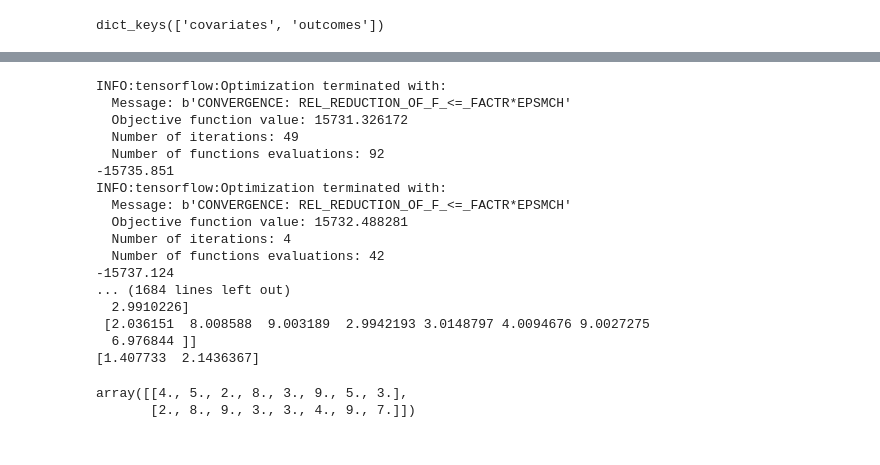
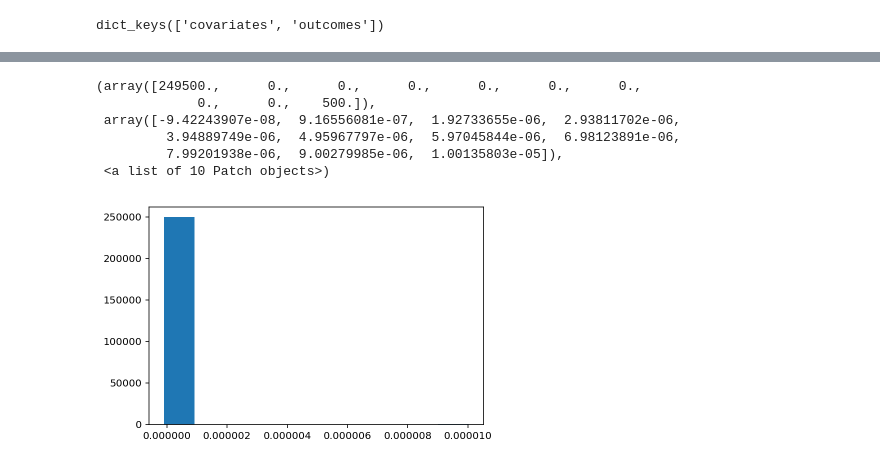
Before and after one commit to martiningram/laplace_gp, a Jupyter notebook: jupyter_experiments/Experiment with Laplace approximation to GP.ipynb, the cells around one changed output, grey strips where cells are left out. Drawn from its saved outputs; the diff is of its cells as text; code cells hidden in the pictures.

```diff
--- a/jupyter_experiments/Experiment with Laplace approximation to GP.ipynb
+++ b/jupyter_experiments/Experiment with Laplace approximation to GP.ipynb
@@ -74,0 +69,18 @@ block_kern = block_diagonal(ks)
+# %%
+# Let's check what should happen with GPFLow
+import gpflow
+
+kern = gpflow.kernels.RBF(8, active_dims=range(8), lengthscales=lengthscales[0, :],
+                          variance=alphas[0]**2)
+kern.lengthscales.set_trainable(False)
+kern.variance.set_trainable(False)
+likelihood = gpflow.likelihoods.Bernoulli()
+
+model = gpflow.models.VGP(covariates.astype(np.float64), outcomes[:, [0]].astype(np.float64), kern=kern,
+                          likelihood=likelihood)
+
+gpflow.train.ScipyOptimizer().minimize(model, maxiter=100, disp=True)
+
+pred = model.predict_f(covariates.astype(np.float64))[0]
+
+model.as_pandas_table()
@@ -75 +103,4 @@ block_kern = block_diagonal(ks)
+# %%
+k_sess = kern.enquire_session()
+gpflow_kernel = k_sess.run(kern.K(covariates.astype(np.float64)))
 # %%
@@ -93,8 +149,18 @@ log_post = tf.squeeze(log_prior) + log_lik
 sess.run(tf.global_variables_initializer())
 optimiser = tf.contrib.opt.ScipyOptimizerInterface(
     -log_post, var_list=[f], options={'maxiter': 1000, 'disp': True})
-# %%
-f_best = sess.run(f)
+# %%
+non_gpflow_k = sess.run(ks[0], feed_dict={X: covariates})
+# %%
+plt.hist((non_gpflow_k - gpflow_kernel).reshape(-1))
+# %% [output]
+(array([249500.,      0.,      0.,      0.,      0.,      0.,      0.,
+             0.,      0.,    500.]),
+ array([-9.42243907e-08,  9.16556081e-07,  1.92733655e-06,  2.93811702e-06,
+         3.94889749e-06,  4.95967797e-06,  5.97045844e-06,  6.98123891e-06,
+         7.99201938e-06,  9.00279985e-06,  1.00135803e-05]),
+ <a list of 10 Patch objects>)
+[figure, added]
 # %%
 probs = tf.nn.sigmoid(f)
 W = -probs * (probs - 1)
@@ -109,45 +177,0 @@ log_marg_lik = tf.squeeze(log_prior) + log_lik - 0.5 * det_term
-# %%
-scale_grad = tf.gradients(log_marg_lik, tf_scales)
-alpha_grad = tf.gradients(log_marg_lik, tf_alphas)
-
-step_size = 1e-4
-
-# Take a gradient step in that direction
-scale_update = tf.assign(tf_scales, tf_scales + step_size * scale_grad[0])
-alpha_update = tf.assign(tf_alphas, tf_alphas + step_size * alpha_grad[0])
-
-for i in range(100):
-
-    optimiser.minimize(sess, feed_dict={X: covariates, y: outcomes})
-    print(sess.run(log_marg_lik, feed_dict={X: covariates, y: outcomes}))
-
-    sess.run([scale_update, alpha_update], feed_dict={X: covariates, y: outcomes})
-    optimiser.minimize(sess, feed_dict={X: covariates, y: outcomes})
-
-    print(sess.run(log_marg_lik, feed_dict={X: covariates, y: outcomes}))
-
-    print(sess.run(tf_scales))
-    print(sess.run(tf_alphas))
-# %% [output]
-INFO:tensorflow:Optimization terminated with:
-  Message: b'CONVERGENCE: REL_REDUCTION_OF_F_<=_FACTR*EPSMCH'
-  Objective function value: 15731.326172
-  Number of iterations: 49
-  Number of functions evaluations: 92
--15735.851
-INFO:tensorflow:Optimization terminated with:
-  Message: b'CONVERGENCE: REL_REDUCTION_OF_F_<=_FACTR*EPSMCH'
-  Objective function value: 15732.488281
-  Number of iterations: 4
-  Number of functions evaluations: 42
--15737.124
-... (1684 lines left out)
-  2.9910226]
- [2.036151  8.008588  9.003189  2.9942193 3.0148797 4.0094676 9.0027275
-  6.976844 ]]
-[1.407733  2.1436367]
-# %%
-lengthscales
-# %% [output]
-array([[4., 5., 2., 8., 3., 9., 5., 3.],
-       [2., 8., 9., 3., 3., 4., 9., 7.]])
```
Also changed, not shown: parts of 16 cells of this notebook.
